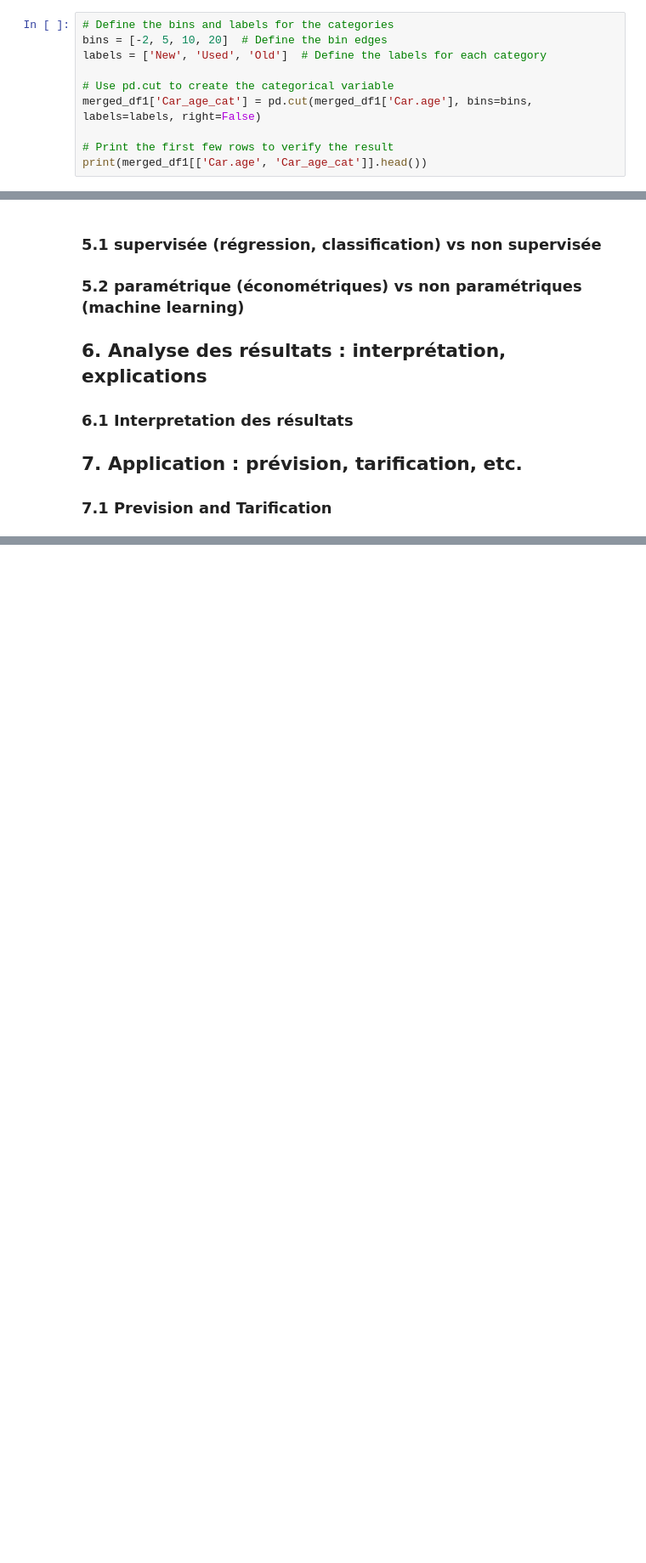
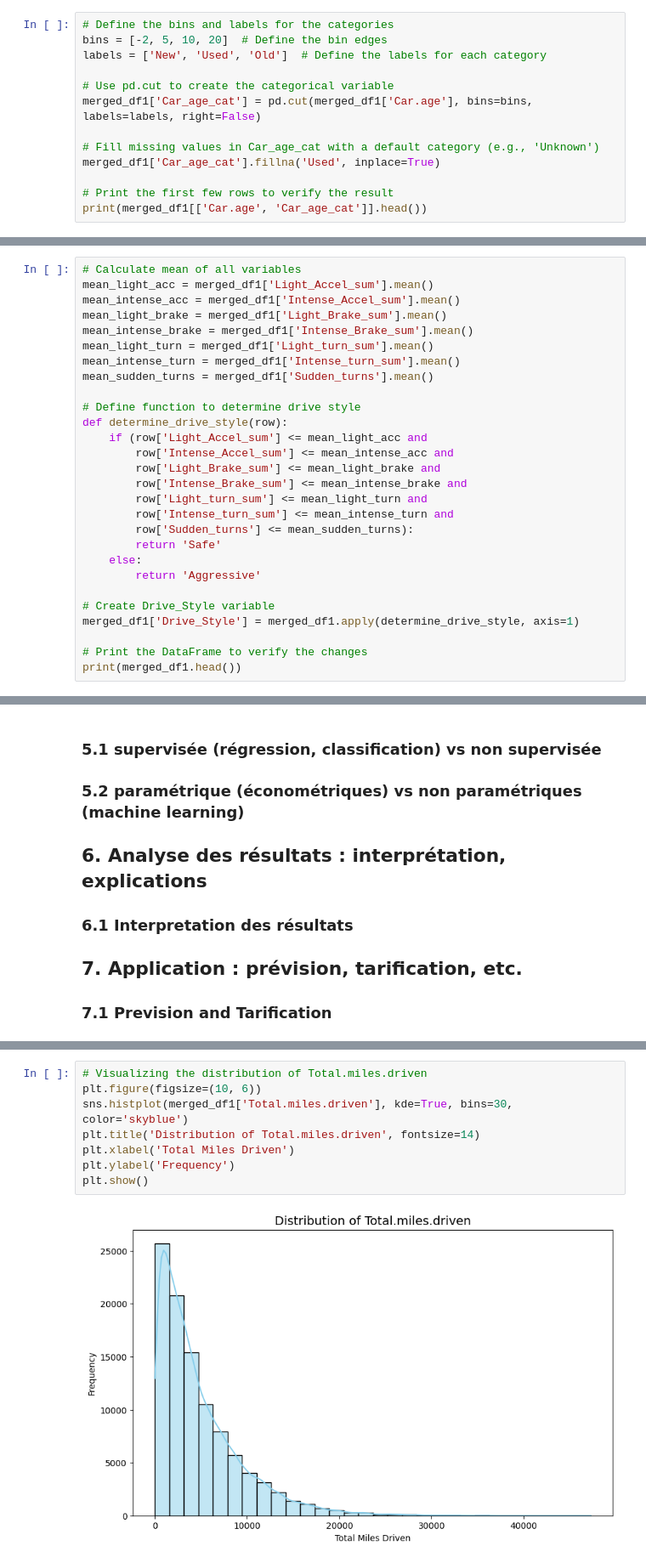
Before and after one commit to HumbledDS/Projet_InsurTech, a Jupyter notebook: Data_Cleaning.ipynb, the cells around one changed output, grey strips where cells are left out. Shown at 85% size. Cells and saved outputs as stored; diff of their text form; blank space fills up the shorter version.

Commit message:
Analyzing the clean Data

```diff
--- a/Data_Cleaning.ipynb
+++ b/Data_Cleaning.ipynb
@@ -1151,6 +687,9 @@ labels = ['New', 'Used', 'Old']  # Define the labels for each category
 # Use pd.cut to create the categorical variable
 merged_df1['Car_age_cat'] = pd.cut(merged_df1['Car.age'], bins=bins, labels=labels, right=False)
 
+# Fill missing values in Car_age_cat with a default category (e.g., 'Unknown')
+merged_df1['Car_age_cat'].fillna('Used', inplace=True)
+
 # Print the first few rows to verify the result
 print(merged_df1[['Car.age', 'Car_age_cat']].head())
 # %% [output]
@@ -1220,3 +717,31 @@ print(merged_df1.head())
+# %%
+# Calculate mean of all variables
+mean_light_acc = merged_df1['Light_Accel_sum'].mean()
+mean_intense_acc = merged_df1['Intense_Accel_sum'].mean()
+mean_light_brake = merged_df1['Light_Brake_sum'].mean()
+mean_intense_brake = merged_df1['Intense_Brake_sum'].mean()
+mean_light_turn = merged_df1['Light_turn_sum'].mean()
+mean_intense_turn = merged_df1['Intense_turn_sum'].mean()
+mean_sudden_turns = merged_df1['Sudden_turns'].mean()
+
+# Define function to determine drive style
+def determine_drive_style(row):
+    if (row['Light_Accel_sum'] <= mean_light_acc and
+        row['Intense_Accel_sum'] <= mean_intense_acc and
+        row['Light_Brake_sum'] <= mean_light_brake and
+        row['Intense_Brake_sum'] <= mean_intense_brake and
+        row['Light_turn_sum'] <= mean_light_turn and
+        row['Intense_turn_sum'] <= mean_intense_turn and
+        row['Sudden_turns'] <= mean_sudden_turns):
+        return 'Safe'
+    else:
+        return 'Aggressive'
+
+# Create Drive_Style variable
+merged_df1['Drive_Style'] = merged_df1.apply(determine_drive_style, axis=1)
+
+# Print the DataFrame to verify the changes
+print(merged_df1.head())
 # %%
 # List of columns to drop
 columns_to_drop = [ 'Car.age',
@@ -1299,0 +817,10 @@ Dummify variables :
+# %%
+# Visualizing the distribution of Total.miles.driven
+plt.figure(figsize=(10, 6))
+sns.histplot(merged_df1['Total.miles.driven'], kde=True, bins=30, color='skyblue')
+plt.title('Distribution of Total.miles.driven', fontsize=14)
+plt.xlabel('Total Miles Driven')
+plt.ylabel('Frequency')
+plt.show()
+# %% [output]
+[figure, added]
```
Also changed, not shown: parts of 67 cells of this notebook, 7 other files.
